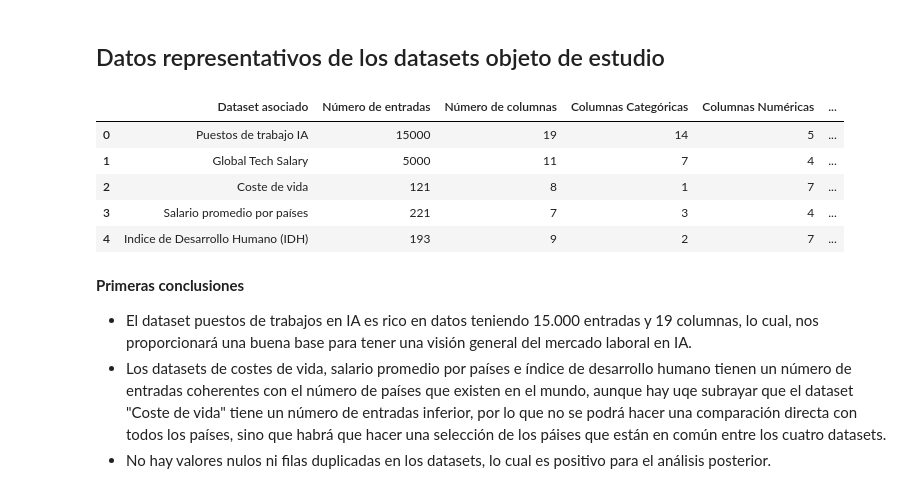
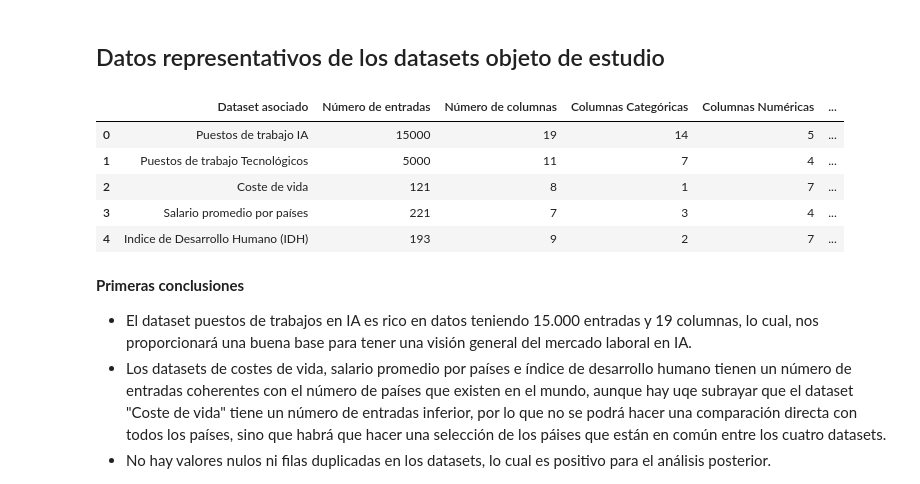
Before and after one commit to MichaeLaudrup/Python_for_AI_VIU, a Jupyter notebook: dataset_project/01_MIAR_ACT_Dataset_Michael_Laudrup_luis_glez.ipynb, the cells around one changed output. Drawn from its saved outputs; the diff is of its cells as text; code cells hidden in the pictures.

```diff
--- a/dataset_project/01_MIAR_ACT_Dataset_Michael_Laudrup_luis_glez.ipynb
+++ b/dataset_project/01_MIAR_ACT_Dataset_Michael_Laudrup_luis_glez.ipynb
@@ -119,7 +119,7 @@ display(idh_df.sample(5))
 ## Datos representativos de los datasets objeto de estudio
 # %%
 summary_df = pd.DataFrame({
-    'Dataset asociado': ['Puestos de trabajo IA', 'Global Tech Salary', 'Coste de vida', 'Salario promedio por países', 'Indice de Desarrollo Humano (IDH)'],
+    'Dataset asociado': ['Puestos de trabajo IA', 'Puestos de trabajo Tecnológicos', 'Coste de vida', 'Salario promedio por países', 'Indice de Desarrollo Humano (IDH)'],
     'Número de entradas': [len(ai_job_df), len(global_tech_df), len(cost_of_life_df), len(avg_salary_df), len(idh_df)],
     'Número de columnas': [ai_job_df.shape[1], global_tech_df.shape[1], cost_of_life_df.shape[1], avg_salary_df.shape[1], idh_df.shape[1]],
     'Columnas Categóricas': [
@@ -136,34 +136,34 @@ summary_df = pd.DataFrame({
         avg_salary_df.select_dtypes(include='number').shape[1],
         idh_df.select_dtypes(include='number').shape[1],
     ],
         'Nulos totales': [
         ai_job_df.isnull().sum().sum(),
         global_tech_df.isnull().sum().sum(),
         cost_of_life_df.isnull().sum().sum(),
         avg_salary_df.isnull().sum().sum(),
         idh_df.isnull().sum().sum()
     ],
     'Filas duplicadas': [
         ai_job_df.duplicated().sum(),
         global_tech_df.duplicated().sum(),
         cost_of_life_df.duplicated().sum(),
         avg_salary_df.duplicated().sum(),
         idh_df.duplicated().sum()
     ],
     'Número países implicados': [
         ai_job_df['Country'].nunique(),
         global_tech_df['Country'].nunique(),
         cost_of_life_df['Country'].nunique(),
         avg_salary_df['Country'].nunique(),
         idh_df['Country'].nunique()
     ]
     })
 
 display(summary_df)
 # %% [output]
 |  | Dataset asociado | Número de entradas | Número de columnas | Columnas Categóricas | Columnas Numéricas | ... |
 | 0 | Puestos de trabajo IA | 15000 | 19 | 14 | 5 | ... |
-| 1 | Global Tech Salary | 5000 | 11 | 7 | 4 | ... |
+| 1 | Puestos de trabajo Tecnológicos | 5000 | 11 | 7 | 4 | ... |
 | 2 | Coste de vida | 121 | 8 | 1 | 7 | ... |
 | 3 | Salario promedio por países | 221 | 7 | 3 | 4 | ... |
 | 4 | Indice de Desarrollo Humano (IDH) | 193 | 9 | 2 | 7 | ... |
```
Also changed, not shown: parts of 35 cells of this notebook, 2 other files.
